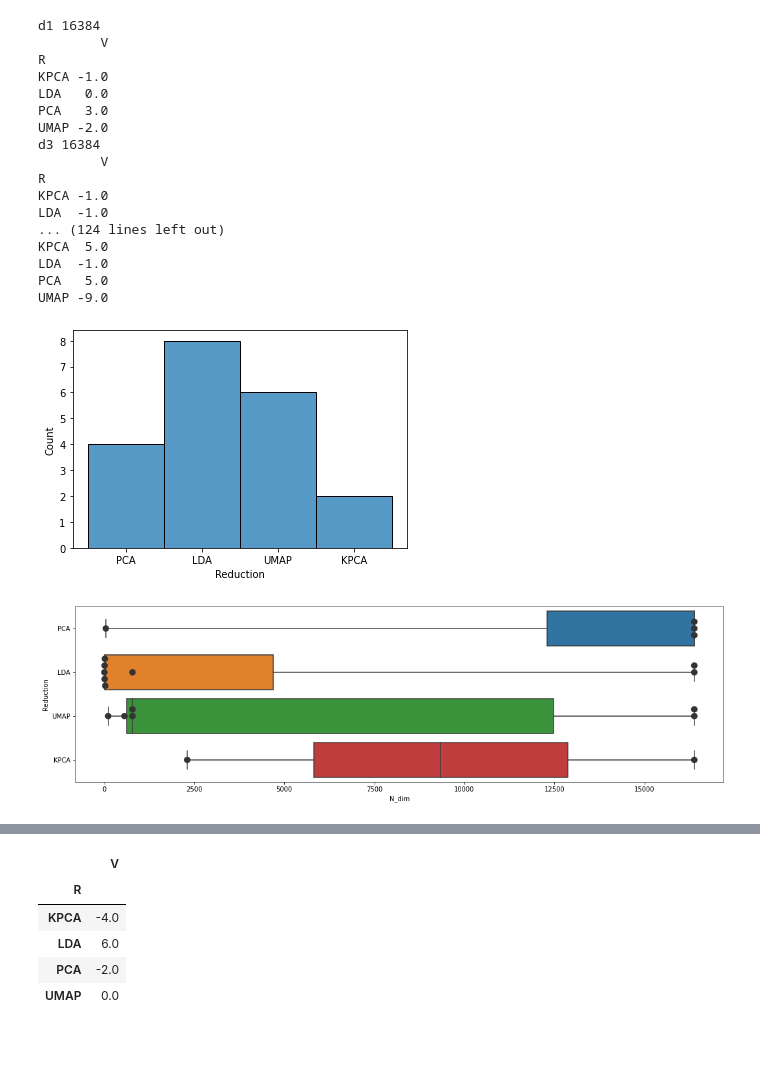
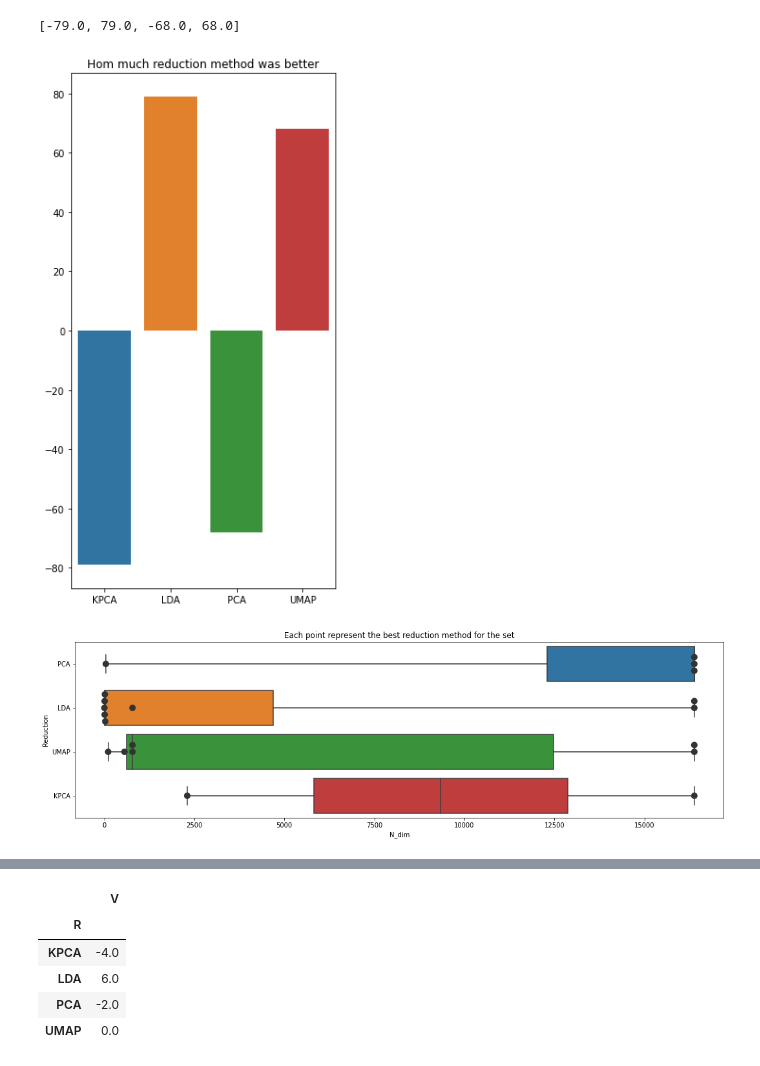
Before and after one commit to OldGentleman/ML_Dimensional_reduction, a Jupyter notebook: static_tests/static_tests.ipynb, the cells around one changed output, grey strips where cells are left out. Drawn from its saved outputs; the diff is of its cells as text; code cells hidden in the pictures.

Commit message:
fix: change histplot of tt

```diff
--- a/static_tests/static_tests.ipynb
+++ b/static_tests/static_tests.ipynb
@@ -200,42 +200,35 @@ def wilcoxon_test_for_column_pair(sets, cols):
 # %%
 tt_xs = []
 tt_shapes = []
+names = ['KPCA', 'LDA', 'PCA', 'UMAP']
+points = [0,0,0,0]
 for s_name, s_shape,s in zip(sets_name, sets_shapes, sets):
     res_tt = tt_test(s).groupby('R').sum().drop(columns=['C'])
+    for i in range(len(points)):
+        points[i] += res_tt['V'].values[i]
     tt_xs.append(res_tt.idxmax().values[0])
     tt_shapes.append(s_shape[1])
-    print(s_name, s_shape[1])
-    print(res_tt)
+    # print(s_name, s_shape[1])
+    # print(res_tt)
     # print(res_tt.idxmax().values)
     # print('---------------------------------------------------')
 tt_df = pd.DataFrame(data=np.array([tt_xs, tt_shapes]).T, columns=['Reduction', 'N_dim'])
+# print(tt_df)
 tt_df['N_dim'] = tt_df['N_dim'].apply(lambda x: int(x))
-sns.histplot(x='Reduction', data=tt_df)
+print(points)
+plt.figure(figsize=(5, 10))
+plt.title('Hom much reduction method was better')
+sns.barplot(names, points)
 plt.show()
 plt.figure(figsize=(18, 5))
+plt.title('Each point represent the best reduction method for the set')
 sns.boxplot(x="N_dim", y="Reduction", data=tt_df, whis=np.inf)
 sns.swarmplot(data=tt_df, x="N_dim", y="Reduction", size=10, dodge=True, color=".2")
 plt.show()
 # %% [output]
-d1 16384
-        V
-R
-KPCA -1.0
-LDA   0.0
-PCA   3.0
-UMAP -2.0
-d3 16384
-        V
-R
-KPCA -1.0
-LDA  -1.0
-... (124 lines left out)
-KPCA  5.0
-LDA  -1.0
-PCA   5.0
-UMAP -9.0
+[-79.0, 79.0, -68.0, 68.0]
-[figure, old version]
+[figure, new version]
-[figure, old version]
+[figure, new version]
 # %%
 sets_wilx = wilx(sets)
 sets_wilx
```
